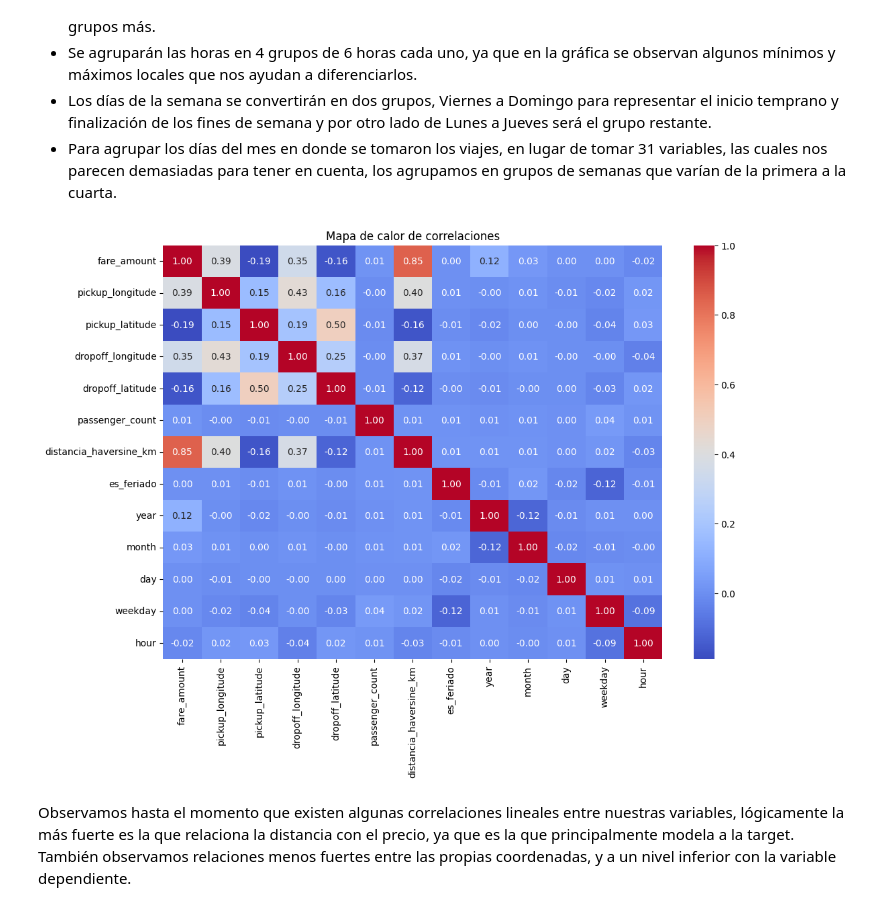
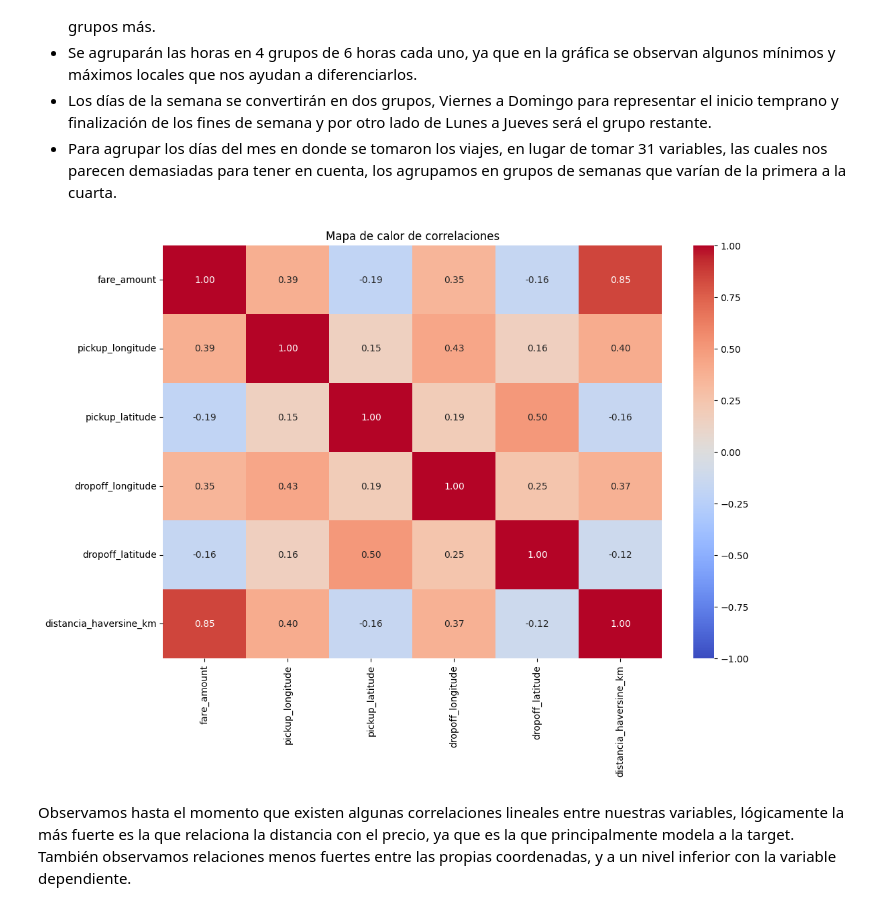
Before and after one commit to TobiasPrieto/AA1-TUIA-2025C2-Esteva-Prieto, a Jupyter notebook: TP-regresion-AA1.ipynb, the cells around one changed output. Saved outputs shown, nothing was run; the diff lists cells and outputs as text; code cells hidden in the pictures.

```diff
--- a/TP-regresion-AA1.ipynb
+++ b/TP-regresion-AA1.ipynb
@@ -448,15 +470,16 @@ test['semana_1_4'] = np.minimum(((test['day'] - 1) // 7) + 1, 4)
 # %%
 # Grafico heatmap para analizar correlaciones
 # Selecciono columnas numericas
-train_num = train.select_dtypes(include=["int64", "float64","int32"])
+
+train_num = train[['fare_amount', 'pickup_longitude', 'pickup_latitude', 'dropoff_longitude', 'dropoff_latitude', 'distancia_haversine_km']]
 corr = train_num.corr()
 # Grafico
 plt.figure(figsize=(12, 8))
-sns.heatmap(corr, annot=True, cmap="coolwarm", fmt=".2f")
+sns.heatmap(corr, annot=True, cmap="coolwarm", fmt=".2f", vmin=-1, vmax=1)
 plt.title("Mapa de calor de correlaciones")
 plt.show()
 # %% [output]
-[figure, old version]
+[figure, new version]
 # %% [markdown]
 Observamos hasta el momento que existen algunas correlaciones lineales entre nuestras variables, lógicamente la más fuerte es la que relaciona la distancia con el precio, ya que es la que principalmente modela a la target. También observamos relaciones menos fuertes entre las propias coordenadas, y a un nivel inferior con la variable dependiente.
 # %%
```
Also changed, not shown: parts of 33 cells of this notebook.
